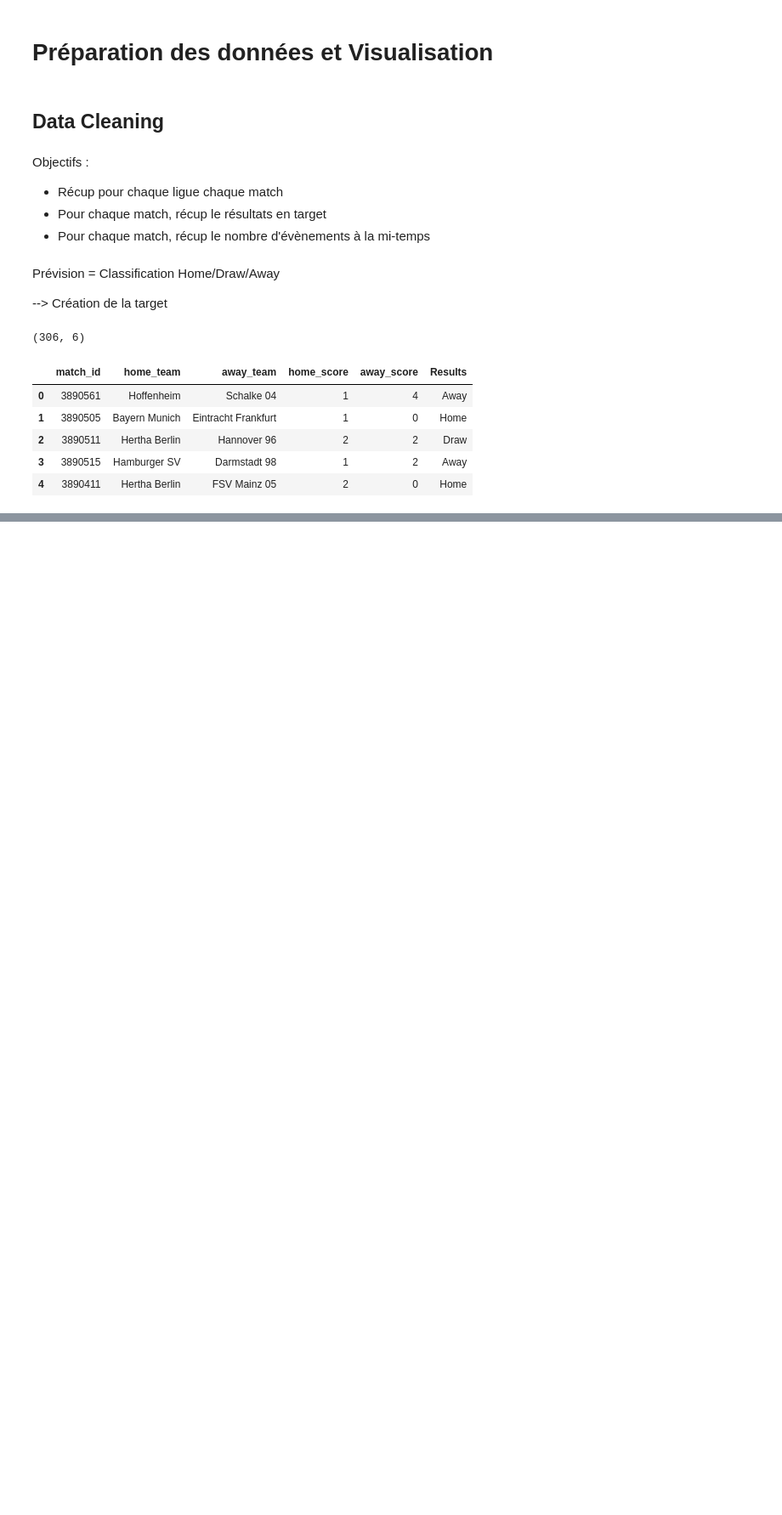
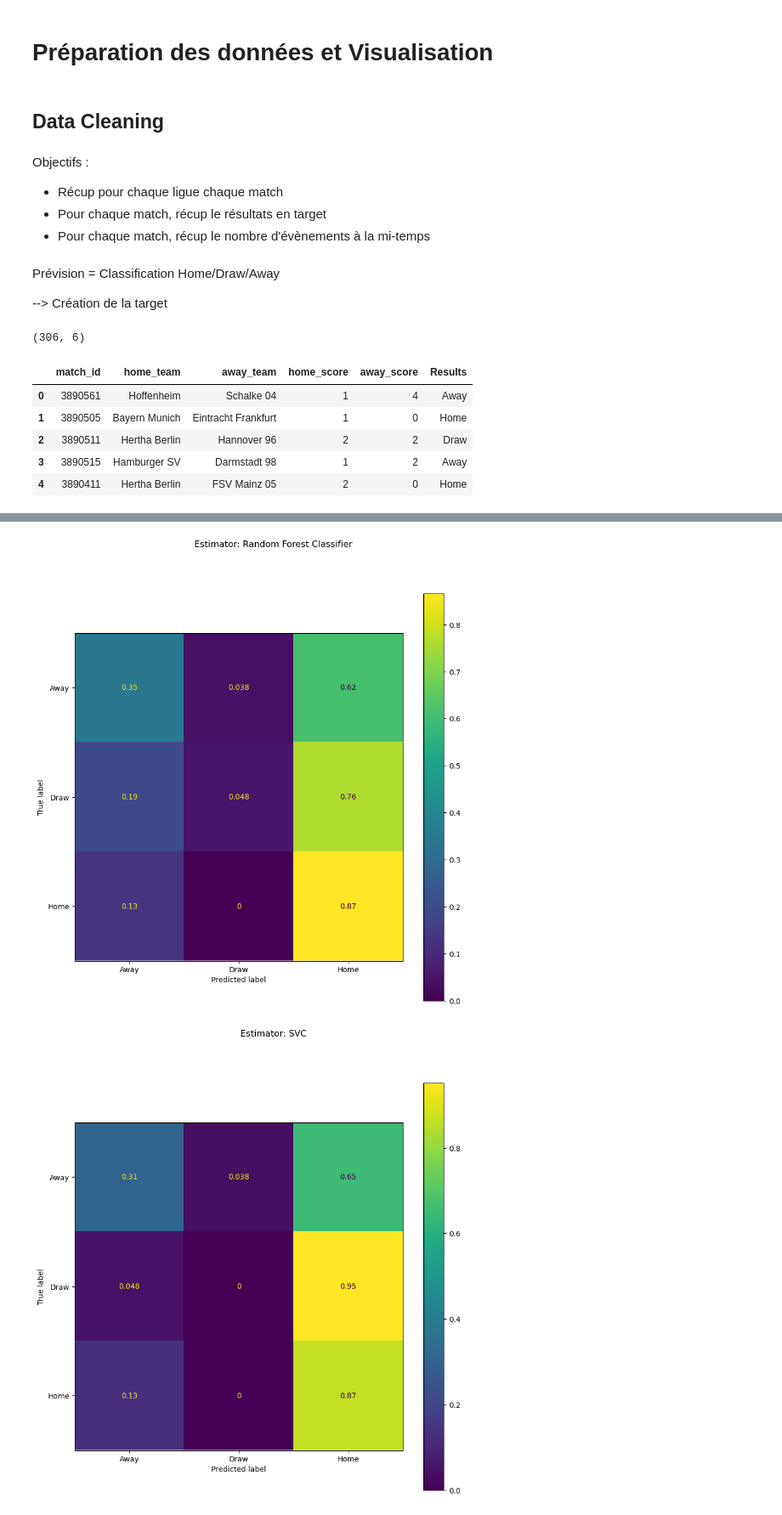
Before and after one commit to JorisCaudard/Algorithme-ML-Football-Match-results-Predictions-, a Jupyter notebook: matchResultPrediction.ipynb, the cells around one changed output, grey strips where cells are left out. Shown: that part at 85% size. Saved outputs shown, nothing was run; the diff lists cells and outputs as text; code cells hidden in the pictures; blank space fills up the shorter version.

```diff
--- a/matchResultPrediction.ipynb
+++ b/matchResultPrediction.ipynb
@@ -148,0 +230,9 @@ Name: Results, dtype: object
+# %%
+###Gradient Boosting Classifier Pipeline
+
+from sklearn.ensemble import GradientBoostingClassifier
+
+pipeGradientBoosting = pipeline.Pipeline([
+    ('scl', StandardScaler()),
+    ('clf', GradientBoostingClassifier())
+])
@@ -148,0 +248,20 @@ Name: Results, dtype: object
+# %%
+models = {
+    'Random Forest Classifier': pipeRandomForest,
+    'SVC': pipeSVC,
+    'Logistic Regression': pipeLogisticRegression,
+    'Gradient Boosting Classifier': pipeGradientBoosting
+    #'XGBoost Classifier' : pipeXGBoost
+}
+# %%
+models_scores = [] ###list of model names + score
+
+for idx, (name,model) in enumerate(models.items()):
+    ###fitting model on the training set and computing the accuracy score
+    model.fit(X_train, y_train)
+    y_pred = model.predict(X_test)
+    score = metrics.accuracy_score(y_pred, y_test)
+
+    models_scores.append((name, score))
+
+    sorted_models = sorted(models_scores, key=lambda x: x[1], reverse=True)
@@ -148,0 +289,12 @@ Name: Results, dtype: object
+# %%
+from sklearn.metrics import classification_report
+from sklearn.metrics import ConfusionMatrixDisplay
+
+for idx, (name,model) in enumerate(models.items()):
+    fig,ax = plt.subplots(figsize=(10,10))
+    yPred = model.predict(xTest)
+    fig.suptitle('Estimator: %s' % name)
+    ConfusionMatrixDisplay.from_predictions(yTest, yPred, ax=ax, normalize= 'true')
+# %% [output]
+[figure, added]
+[figure, added]
```
Also changed, not shown: parts of 26 cells of this notebook.
